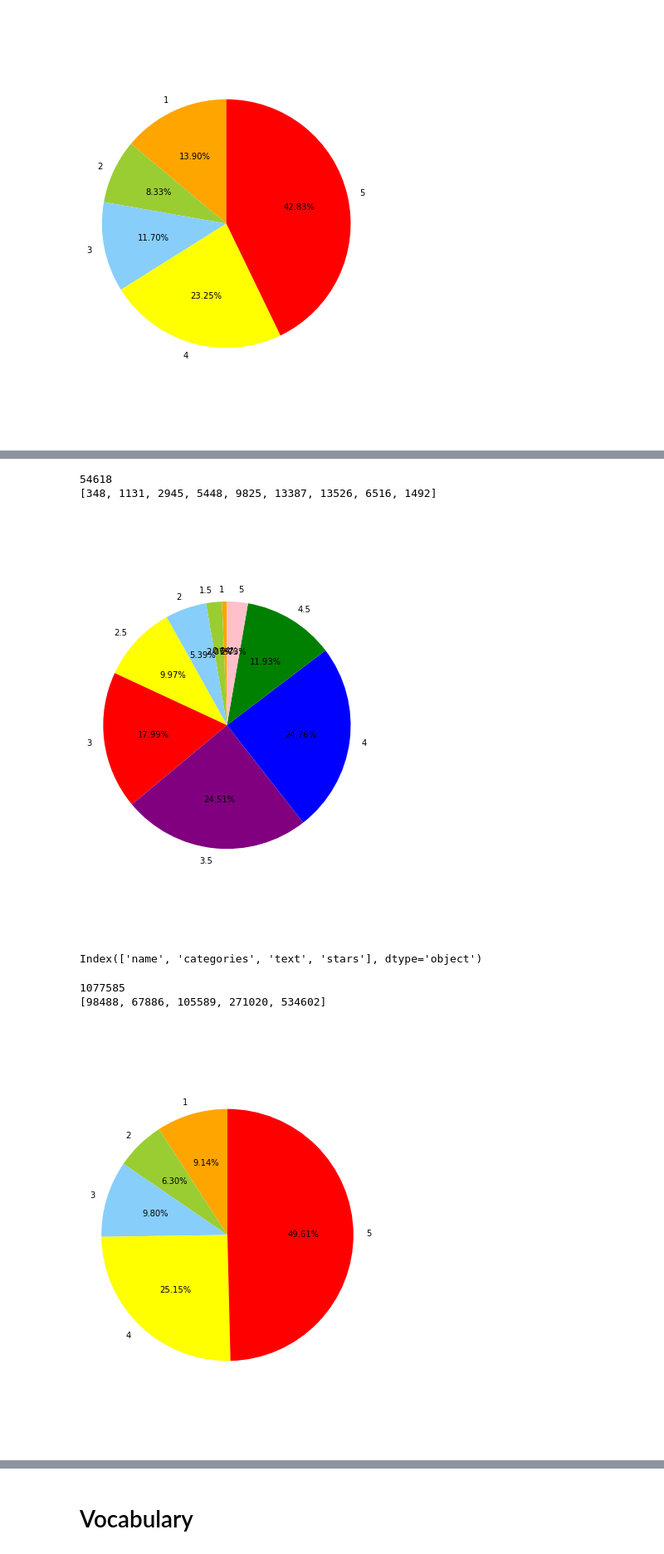
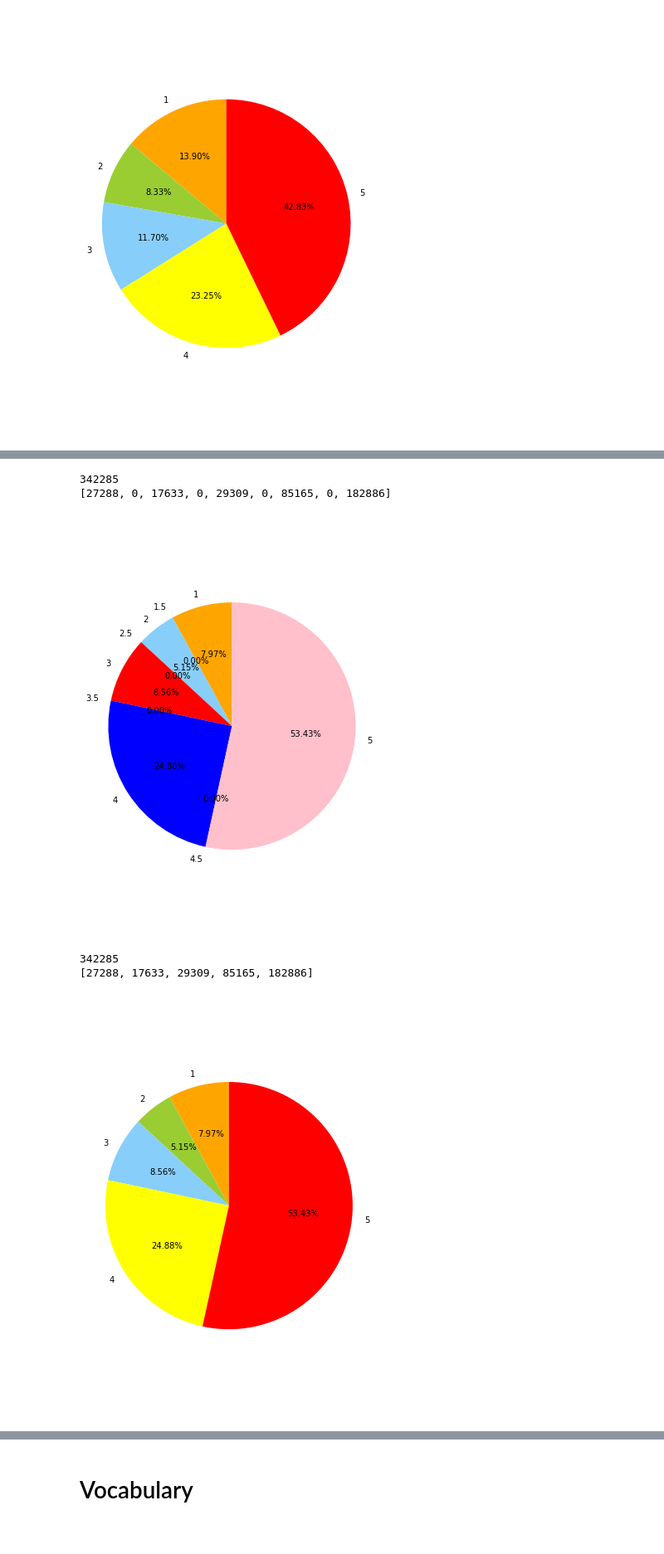
Before and after one commit to X-czh/fake-review-generation, a Jupyter notebook: data/preprocess_notebook.ipynb, the cells around one changed output, grey strips where cells are left out. Shown: that part at 83% size. Cells and saved outputs as stored; diff of their text form; code cells hidden in the pictures.

```diff
--- a/data/preprocess_notebook.ipynb
+++ b/data/preprocess_notebook.ipynb
@@ -108,22 +107,13 @@ show_review_rating_dist(df_review)
 # %%
 # Filter 'Restaurants' businesses
 
-df_restaurants = df_business[df_business['categories'].str.contains('Restaurants')]
+df_restaurants = pd.read_csv('restaurant_review.csv', delimiter='\t')
 # %%
 # Rating star distribution of df_restaurants
 
 print(len(df_restaurants.index))
 show_business_rating_dist(df_restaurants)
 # %% [output]
-54618
-[348, 1131, 2945, 5448, 9825, 13387, 13526, 6516, 1492]
+342285
+[27288, 0, 17633, 0, 29309, 0, 85165, 0, 182886]
-[figure, old version]
+[figure, new version]
-# %%
-# Merge the reviews with restaurants by key 'business_id'
-
-del df_restaurants['stars'] # delete 'stars' key to avoid renaming due to naming conflict
-combo = pd.merge(df_restaurants, df_review, how='outer', on='business_id')
-del combo['business_id'] # delete 'business_id' key as it is no longer needed after merging
-print(combo.keys())
-# %% [output]
-Index(['name', 'categories', 'text', 'stars'], dtype='object')
@@ -159,9 +120,9 @@ combo.dropna(inplace=True)
 # %%
-# Rating star distribution of filtered reviews
+# Rating star distribution of df_review
 
-print(len(combo.index))
-show_review_rating_dist(combo)
+print(len(df_restaurants.index))
+show_review_rating_dist(df_restaurants)
 # %% [output]
-1077585
-[98488, 67886, 105589, 271020, 534602]
+342285
+[27288, 17633, 29309, 85165, 182886]
-[figure, old version]
+[figure, new version]
```
Also changed, not shown: parts of 26 cells of this notebook.
